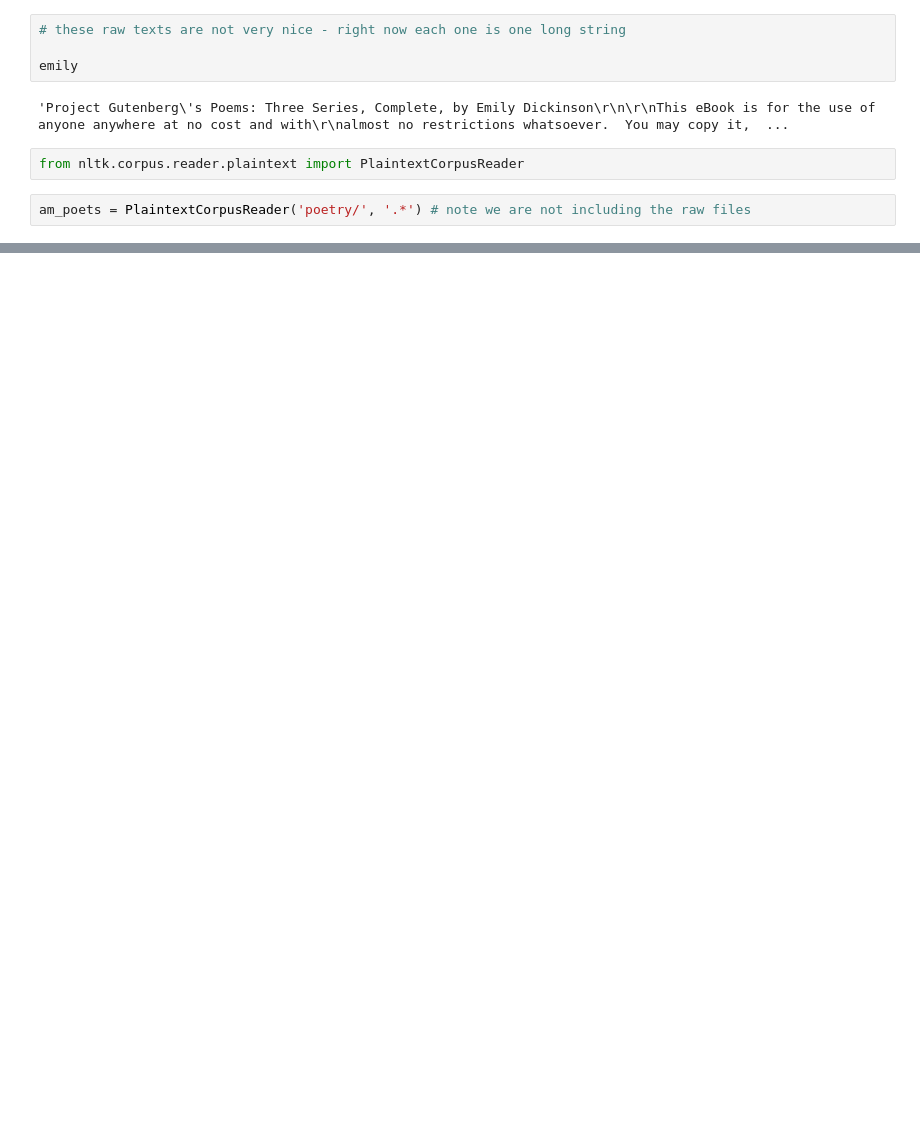
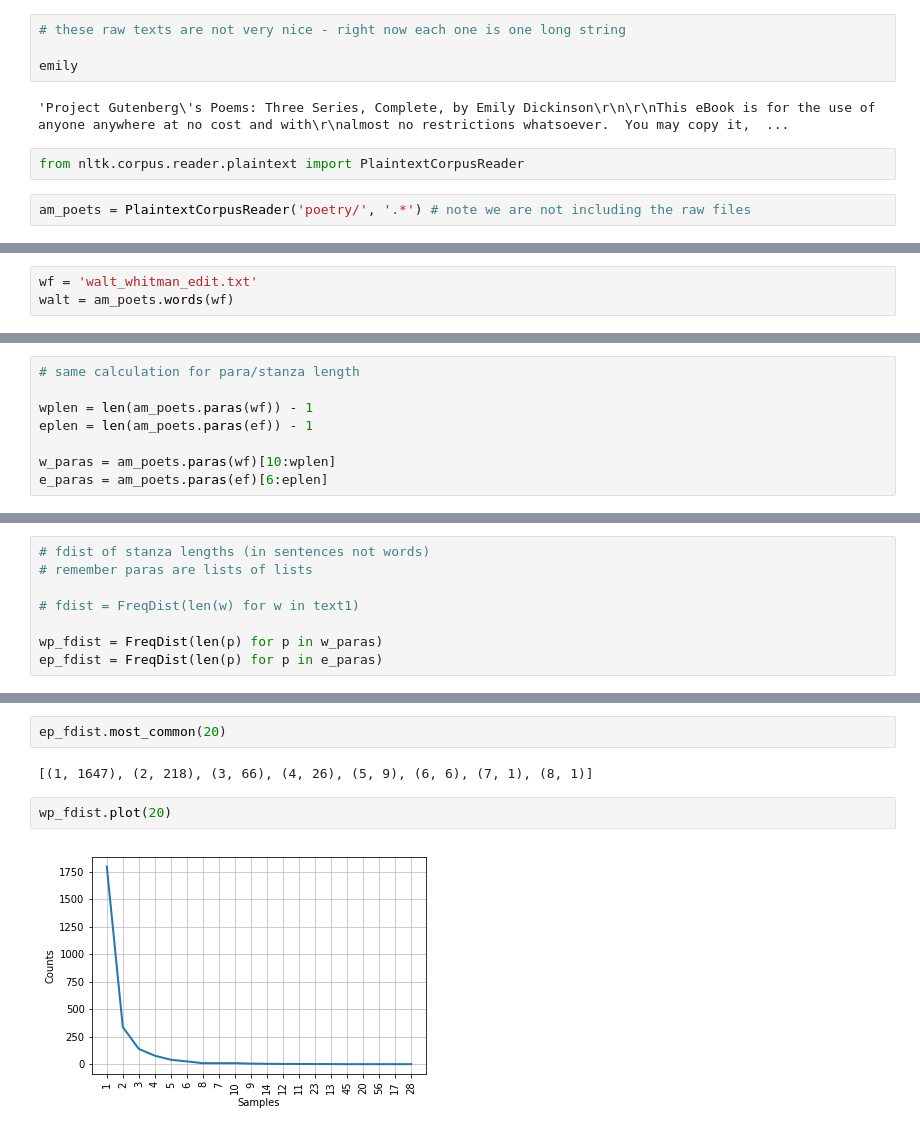
Before and after one commit to unmrds/cc-nlp, a Jupyter notebook: 02_Python_NLP_Tutorial.ipynb, the cells around one changed output, grey strips where cells are left out. Cells and saved outputs as stored; diff of their text form; blank space fills up the shorter version.

```diff
--- a/02_Python_NLP_Tutorial.ipynb
+++ b/02_Python_NLP_Tutorial.ipynb
@@ -428,0 +389,3 @@ AssertionError:
+# %%
+wf = 'walt_whitman_edit.txt'
+walt = am_poets.words(wf)
@@ -428,0 +493,8 @@ AssertionError:
+# %%
+# same calculation for para/stanza length
+
+wplen = len(am_poets.paras(wf)) - 1
+eplen = len(am_poets.paras(ef)) - 1
+
+w_paras = am_poets.paras(wf)[10:wplen]
+e_paras = am_poets.paras(ef)[6:eplen]
@@ -428,0 +589,8 @@ AssertionError:
+# %%
+# fdist of stanza lengths (in sentences not words)
+# remember paras are lists of lists
+
+# fdist = FreqDist(len(w) for w in text1)
+
+wp_fdist = FreqDist(len(p) for p in w_paras)
+ep_fdist = FreqDist(len(p) for p in e_paras)
@@ -428,0 +636,8 @@ AssertionError:
+# %%
+ep_fdist.most_common(20)
+# %% [output]
+[(1, 1647), (2, 218), (3, 66), (4, 26), (5, 9), (6, 6), (7, 1), (8, 1)]
+# %%
+wp_fdist.plot(20)
+# %% [output]
+[figure, added]
```
Also changed, not shown: parts of 60 cells of this notebook, 5 other files.
